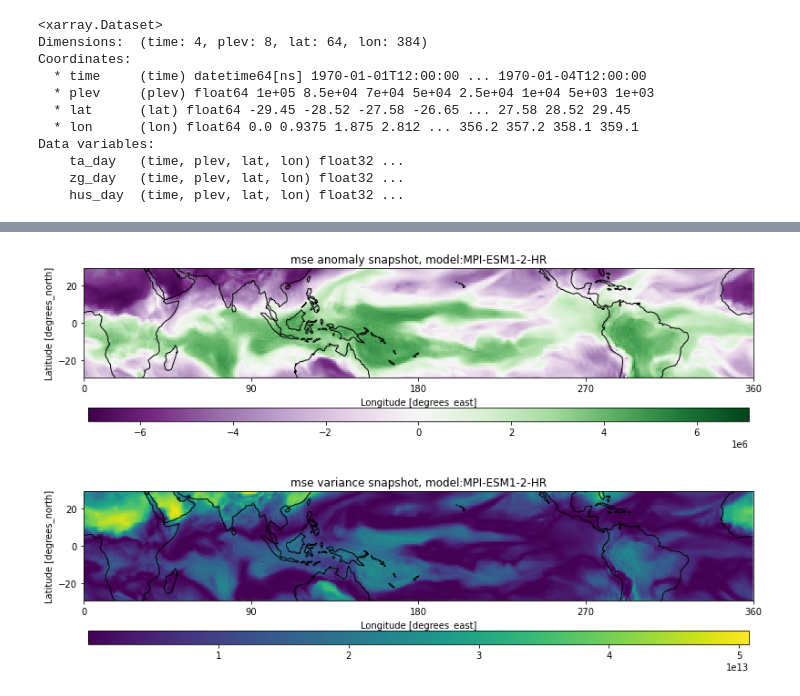
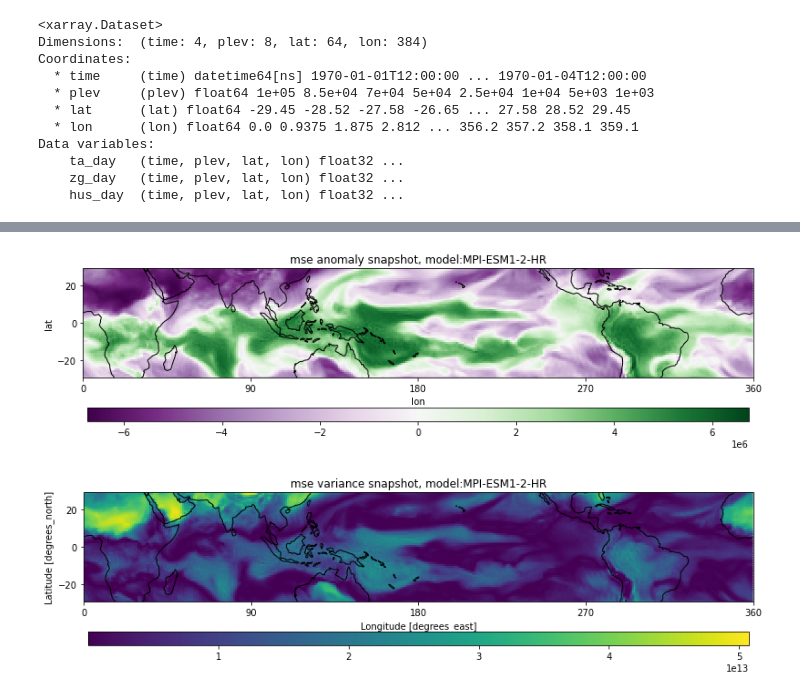
Before and after one commit to PBlackberg/phd, a Jupyter notebook: cmip6_scripts/cmip6_metrics/mse_example.ipynb, the cells around one changed output, grey strips where cells are left out. Drawn from its saved outputs; the diff is of its cells as text; code cells hidden in the pictures.

```diff
--- a/cmip6_scripts/cmip6_metrics/mse_example.ipynb
+++ b/cmip6_scripts/cmip6_metrics/mse_example.ipynb
@@ -130,4 +118,4 @@ q = ds.hus_day.isel(time=0)
 # %%
 c_p = 1.005
 L_v = 2.256e6
-mse = (c_p*T + gz + L_v*q).mean(dim='plev', keep_attrs=True)
+mse = c_p*ta + zg + L_v*hus
@@ -137,0 +122,7 @@ plot_snapshot(mse, 'viridis', 'mse', model)
+# %%
+mse_vInt = xr.DataArray(
+    data=-scipy.integrate.simpson(mse.data, mse.plev.data, axis=1, even='last')/mse.plev.data[0],
+    dims=['time','lat', 'lon'],
+    coords={'time': mse.time.data, 'lat': mse.lat.data, 'lon': mse.lon.data}
+    ,attrs={'units':''}
+    )
@@ -138,9 +133,9 @@ plot_snapshot(mse, 'viridis', 'mse', model)
 # %%
-mse_mean = (c_p*T + gz + L_v*q).mean(dim='plev', keep_attrs=True).mean(dim=('lat','lon'))
+mse_mean = mse_vInt.mean(dim=('lat','lon'))
 # %%
-mse_anom = mse - mse_mean
+mse_anom = mse_vInt - mse_mean
 # %%
-plot_snapshot(mse_anom, 'PRGn', 'mse anomaly', model)
+myPlots.plot_snapshot(mse_anom.isel(time=0), 'PRGn', 'mse anomaly', model)
 # %% [output]
-[figure, old version]
+[figure, new version]
 # %%
```
Also changed, not shown: parts of 24 cells of this notebook, 11 other files.
